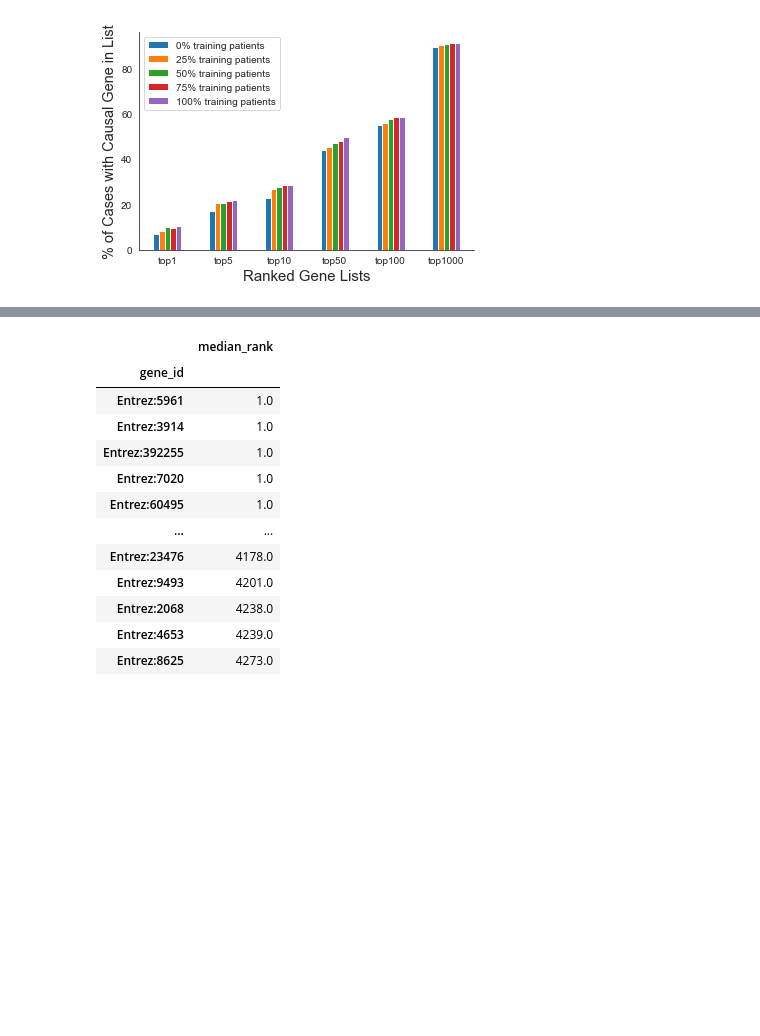
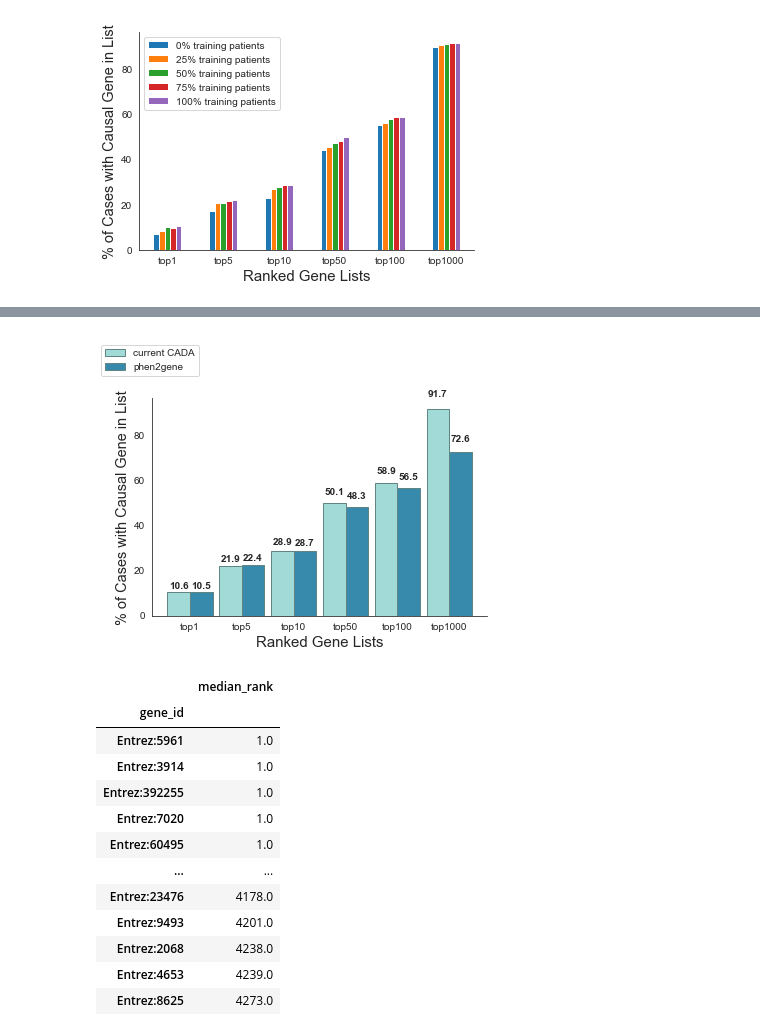
Before and after one commit to Chengyao-Peng/CADA, a Jupyter notebook: jupyter/model/gene_prioritization.ipynb, the cells around one changed output, grey strips where cells are left out. Cells and saved outputs as stored; diff of their text form; code cells hidden in the pictures; blank space fills up the shorter version.

```diff
--- a/jupyter/model/gene_prioritization.ipynb
+++ b/jupyter/model/gene_prioritization.ipynb
@@ -395,6 +395,7 @@ ranks_25 = adding_save_frame['rank_25patient'].tolist()
 ranks_50 = adding_save_frame['rank_50patient'].tolist()
 ranks_75 = adding_save_frame['rank_75patient'].tolist()
 ranks_100 = adding_save_frame['rank_100patient'].tolist()
+ranks_phen2gene = adding_save_frame['rank_phen2gene'].tolist()
 counts = len(ranks_0)
 # %%
 top1_0 = round(len([i for i in ranks_0 if isinstance(i, int) and i == 1])/counts, 3)
@@ -431,6 +432,13 @@ top10_100 = round(len([i for i in ranks_100 if isinstance(i, int) and i <= 10])/
 top50_100 = round(len([i for i in ranks_100 if isinstance(i, int) and i <= 50])/counts, 3)
 top100_100 = round(len([i for i in ranks_100 if isinstance(i, int) and i <= 100])/counts, 3)
 top1000_100 = round(len([i for i in ranks_100 if isinstance(i, int) and i <= 1000])/counts, 3)
+
+top1_phen2gene = round(len([i for i in ranks_phen2gene if isinstance(i, int) and i == 1])/counts, 3)
+top5_phen2gene = round(len([i for i in ranks_phen2gene if isinstance(i, int) and i <= 5])/counts, 3)
+top10_phen2gene = round(len([i for i in ranks_phen2gene if isinstance(i, int) and i <= 10])/counts, 3)
+top50_phen2gene = round(len([i for i in ranks_phen2gene if isinstance(i, int) and i <= 50])/counts, 3)
+top100_phen2gene = round(len([i for i in ranks_phen2gene if isinstance(i, int) and i <= 100])/counts, 3)
+top1000_phen2gene = round(len([i for i in ranks_phen2gene if isinstance(i, int) and i <= 1000])/counts, 3)
 # %%
 print(f'top1:{top1_100}')
 print(f'top5:{top5_100}')
@@ -459,7 +467,7 @@ values_25 = [round(i*100,1) for i in [top1_25, top5_25, top10_25, top50_25, top1
 values_50 = [round(i*100,1) for i in [top1_50, top5_50, top10_50, top50_50, top100_50, top1000_50]]
 values_75 = [round(i*100,1) for i in [top1_75, top5_75, top10_75, top50_75, top100_75, top1000_75]]
 values_100 = [round(i*100,1) for i in [top1_100, top5_100, top10_100, top50_100, top100_100, top1000_100]]
-
+values_phen2gene = [round(i*100,1) for i in [top1_phen2gene, top5_phen2gene, top10_phen2gene, top50_phen2gene, top100_phen2gene, top1000_phen2gene]]
 df = pd.DataFrame({'0% training patients': values_0,
                    '25% training patients': values_25,
                    '50% training patients': values_50,
@@ -478,42 +529,36 @@ plt.savefig('figures/adding_patients.png', bbox_inches='tight')
 # %%
 import seaborn as sns
+import matplotlib
 
 sns.set_style('white')
 matplotlib.rcParams['pdf.fonttype'] = 42
 matplotlib.rcParams['font.size'] = 10
 fig, ax = plt.subplots(1)
 width=1
 distance = 2.3
 lefts=np.arange(0,distance*len(index),distance)
 rects=ax.bar(x=lefts,height=values_100,width=width,color=(161/255.0,218/255.0,215/255.0), edgecolor=(96/255.0, 133/255.0, 131/255.0),label='current CADA')
-autolabel(rects)
+autolabel(rects,ax)
 
 alefts=np.arange(0+width,distance*len(index)+width, distance)
-rects=ax.bar(x=alefts,height=values_phe2gene,width=width,tick_label=index,color=(56/255.0,138/255.0,172/255.0),edgecolor=(96/255.0, 133/255.0, 131/255.0),label='phen2gene')
+rects=ax.bar(x=alefts,height=values_phen2gene,width=width,tick_label=index,color=(56/255.0,138/255.0,172/255.0),edgecolor=(96/255.0, 133/255.0, 131/255.0),label='phen2gene')
 
 ax.set_xticks(alefts-width*.5)
 
-autolabel(rects)
+autolabel(rects,ax)
 
 fig.legend(loc='upper left', ncol=1,bbox_to_anchor=(0, 1.1))
 
 
 
-def mkdir_p(path):
-    import os
-    if not os.path.isdir(path):
-        os.makedirs(path)
-
-
-
 ax.set_xlabel("Ranked Gene Lists", fontsize=15)
-
 ax.set_ylabel("% of Cases with Causal Gene in List", fontsize=14.5)
-
 sns.despine()
 
 
 plt.savefig('figures/adding100_compare_phen2gene.png', bbox_inches='tight')
+# %% [output]
+[figure, added]
 # %%
 # count median rank for patients of each gene
 gene_rank = saveframe.groupby('gene_id')[['rank_dot_aver']].median().sort_values(by='rank_dot_aver')
```
Also changed, not shown: parts of 4 cells of this notebook, 2 other files.
